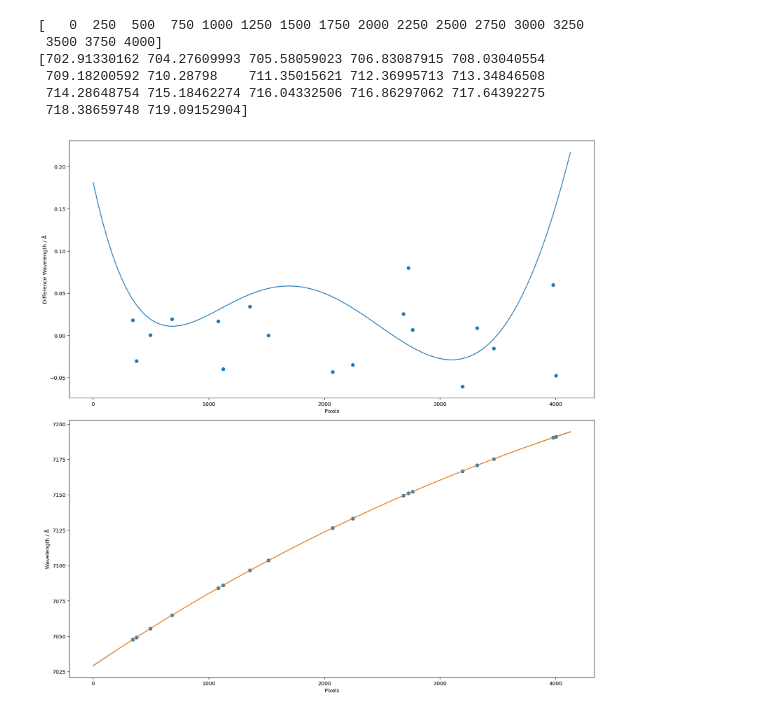
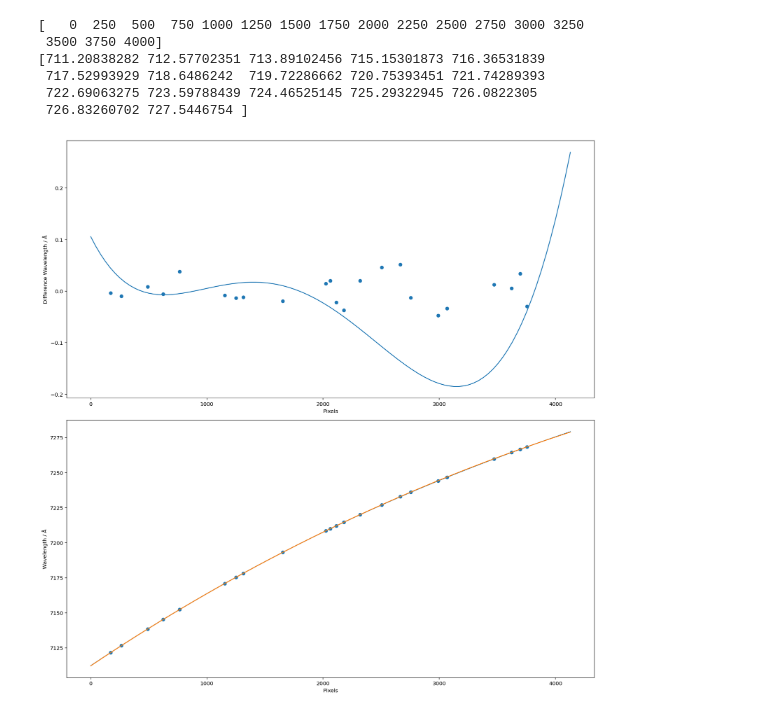
Before and after one commit to svenbuder/velocereduction, a Jupyter notebook: VeloceReduction/veloce_reference_data/thxe_pixels_and_positions/test_pixel_wavelength_mapping.ipynb, the cells around one changed output. Cells and saved outputs as stored; diff of their text form; code cells hidden in the pictures.

Commit message:
ccd 3 order 85

```diff
--- a/VeloceReduction/veloce_reference_data/thxe_pixels_and_positions/test_pixel_wavelength_mapping.ipynb
+++ b/VeloceReduction/veloce_reference_data/thxe_pixels_and_positions/test_pixel_wavelength_mapping.ipynb
@@ -102,12 +102,12 @@ def plot_new_vs_tinney(order_name, reference_pixel_tinney = 2450, shift_tinney =
     plt.show()
     plt.close
 # %%
-plot_new_vs_tinney(order_name = 'ccd_3_order_86', reference_pixel_tinney=2452, shift_tinney=0)
+plot_new_vs_tinney(order_name = 'ccd_3_order_85', reference_pixel_tinney=2452, shift_tinney=0)
 # %% [output]
 [   0  250  500  750 1000 1250 1500 1750 2000 2250 2500 2750 3000 3250
  3500 3750 4000]
-[702.91330162 704.27609993 705.58059023 706.83087915 708.03040554
- 709.18200592 710.28798    711.35015621 712.36995713 713.34846508
- 714.28648754 715.18462274 716.04332506 716.86297062 717.64392275
- 718.38659748 719.09152904]
+[711.20838282 712.57702351 713.89102456 715.15301873 716.36531839
+ 717.52993929 718.6486242  719.72286662 720.75393451 721.74289393
+ 722.69063275 723.59788439 724.46525145 725.29322945 726.0822305
+ 726.83260702 727.5446754 ]
-[figure, old version]
+[figure, new version]
```
Also changed, not shown: 1 other file.
